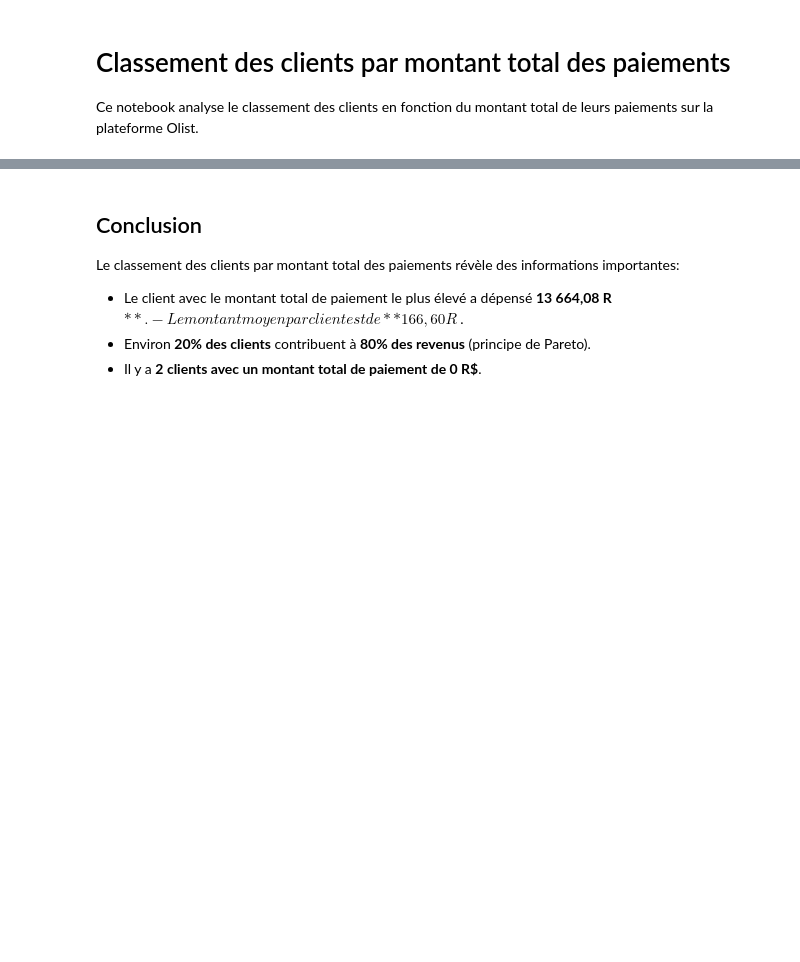
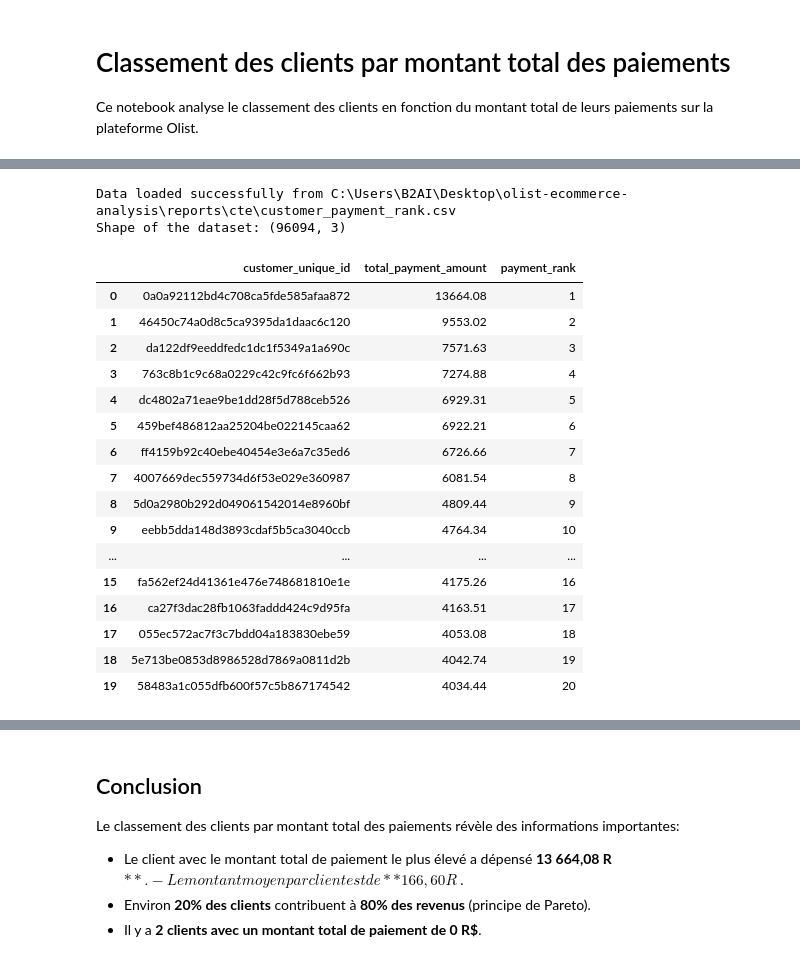
Before and after one commit to DBX-76/olist-ecommerce-analysis, a Jupyter notebook: notebooks/03_Customer_Payment_Rank.ipynb, the cells around one changed output, grey strips where cells are left out. Drawn from its saved outputs; the diff is of its cells as text; code cells hidden in the pictures; blank space fills up the shorter version.

```diff
--- a/notebooks/03_Customer_Payment_Rank.ipynb
+++ b/notebooks/03_Customer_Payment_Rank.ipynb
@@ -21,13 +24,34 @@ print("Libraries imported successfully!")
 # %%
 # Load the customer payment rank data
-data_path = 'reports/cte/customer_payment_rank.csv'
+nb_dir = Path().resolve()
+data_path = nb_dir.parent / 'reports/cte/customer_payment_rank.csv'
 df = pd.read_csv(data_path)
 
 print(f"Data loaded successfully from {data_path}")
 print(f"Shape of the dataset: {df.shape}")
 
 # Display the first 20 customers
 df.head(20)
+# %% [output]
+Data loaded successfully from C:\Users\B2AI\Desktop\olist-ecommerce-analysis\reports\cte\customer_payment_rank.csv
+Shape of the dataset: (96094, 3)
+|  | customer_unique_id | total_payment_amount | payment_rank |
+| 0 | 0a0a92112bd4c708ca5fde585afaa872 | 13664.08 | 1 |
+| 1 | 46450c74a0d8c5ca9395da1daac6c120 | 9553.02 | 2 |
+| 2 | da122df9eeddfedc1dc1f5349a1a690c | 7571.63 | 3 |
+| 3 | 763c8b1c9c68a0229c42c9fc6f662b93 | 7274.88 | 4 |
+| 4 | dc4802a71eae9be1dd28f5d788ceb526 | 6929.31 | 5 |
+| 5 | 459bef486812aa25204be022145caa62 | 6922.21 | 6 |
+| 6 | ff4159b92c40ebe40454e3e6a7c35ed6 | 6726.66 | 7 |
+| 7 | 4007669dec559734d6f53e029e360987 | 6081.54 | 8 |
+| 8 | 5d0a2980b292d049061542014e8960bf | 4809.44 | 9 |
+| 9 | eebb5dda148d3893cdaf5b5ca3040ccb | 4764.34 | 10 |
+| ... | ... | ... | ... |
+| 15 | fa562ef24d41361e476e748681810e1e | 4175.26 | 16 |
+| 16 | ca27f3dac28fb1063faddd424c9d95fa | 4163.51 | 17 |
+| 17 | 055ec572ac7f3c7bdd04a183830ebe59 | 4053.08 | 18 |
+| 18 | 5e713be0853d8986528d7869a0811d2b | 4042.74 | 19 |
+| 19 | 58483a1c055dfb600f57c5b867174542 | 4034.44 | 20 |
 # %%
 # Basic statistics
 print("Basic Statistics:")
```
Also changed, not shown: parts of 9 cells of this notebook.
